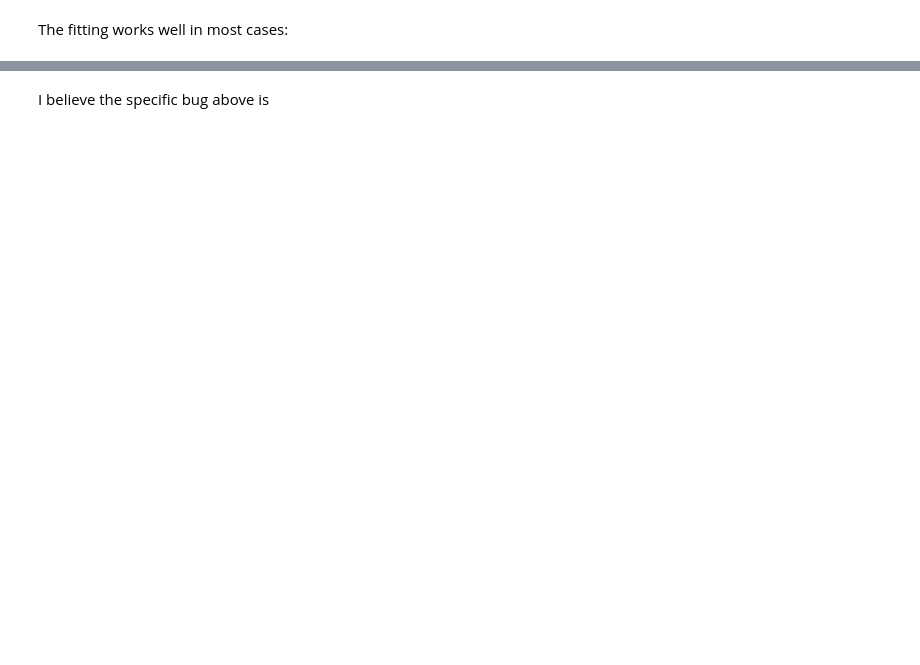
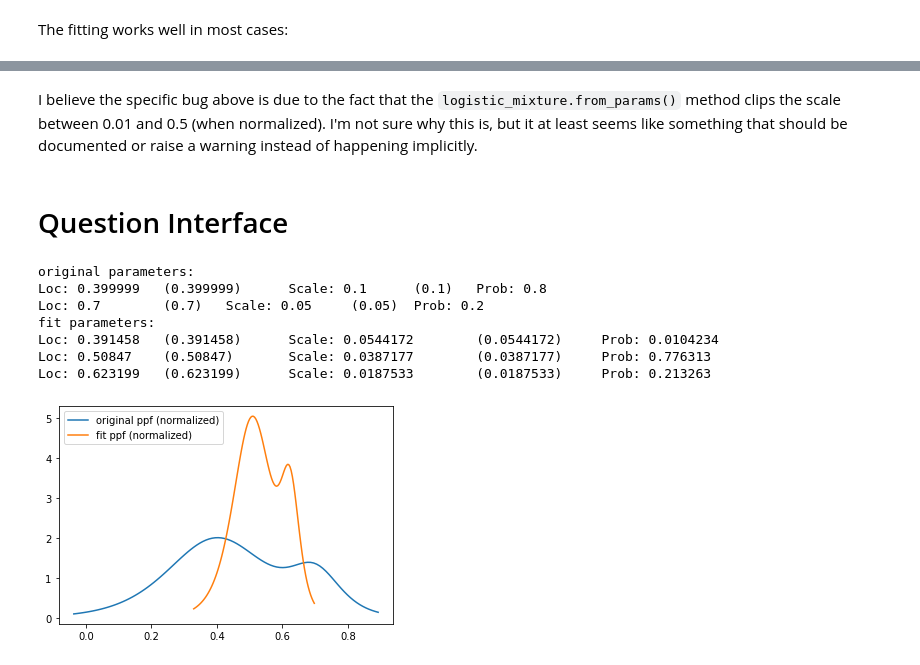
Before and after one commit to oughtinc/ergo, a Jupyter notebook: notebooks/Fitting failure demonstration.ipynb, the cells around one changed output, grey strips where cells are left out. Saved outputs shown, nothing was run; the diff lists cells and outputs as text; code cells hidden in the pictures; blank space fills up the shorter version.

```diff
--- a/notebooks/Fitting failure demonstration.ipynb
+++ b/notebooks/Fitting failure demonstration.ipynb
@@ -86,2 +145,15 @@ Loc: 69.3607    (0.567472)      Scale: 2.92867  (0.01)  Prob: 0.105644
-# %% [markdown]
-I believe the specific bug above is
+# %% [markdown]
+I believe the specific bug above is due to the fact that the `logistic_mixture.from_params()` method clips the scale between 0.01 and 0.5 (when normalized).  I'm not sure why this is, but it at least seems like something that should be documented or raise a warning instead of happening implicitly.
+# %% [markdown]
+# Question Interface
+# %%
+fit = test_question_fit(question, lm_1)
+# %% [output]
+original parameters:
+Loc: 0.399999   (0.399999)      Scale: 0.1      (0.1)   Prob: 0.8
+Loc: 0.7        (0.7)   Scale: 0.05     (0.05)  Prob: 0.2
+fit parameters:
+Loc: 0.391458   (0.391458)      Scale: 0.0544172        (0.0544172)     Prob: 0.0104234
+Loc: 0.50847    (0.50847)       Scale: 0.0387177        (0.0387177)     Prob: 0.776313
+Loc: 0.623199   (0.623199)      Scale: 0.0187533        (0.0187533)     Prob: 0.213263
+[figure, added]
```
Also changed, not shown: parts of 13 cells of this notebook, 1 other file.
